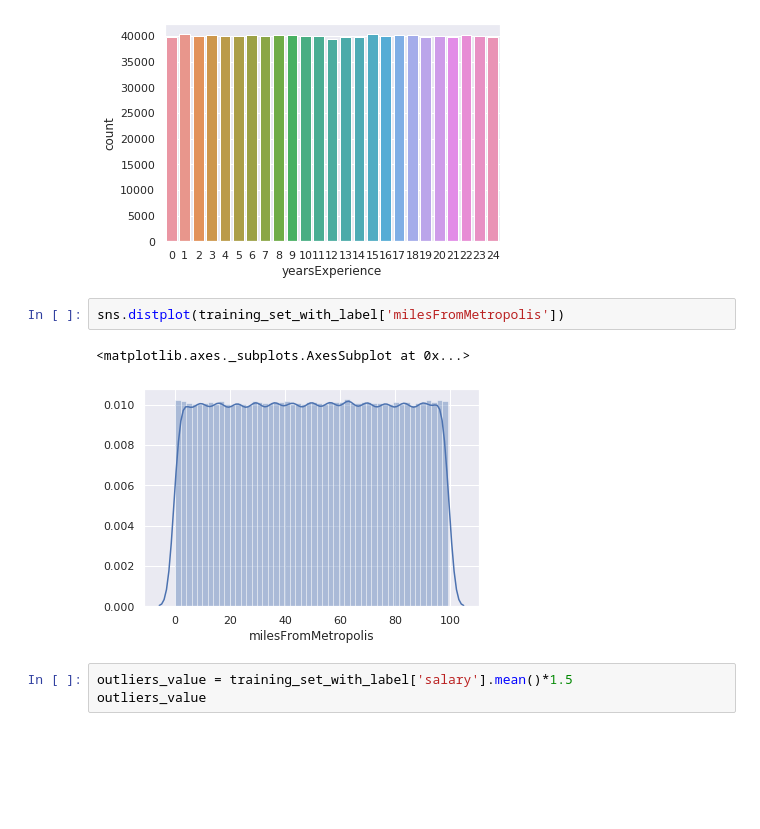
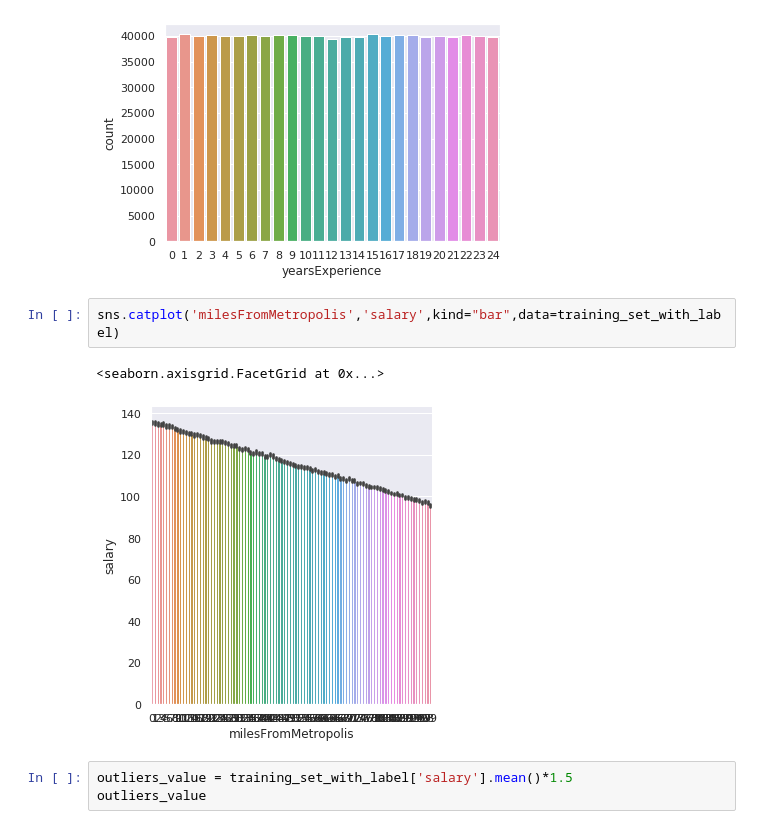
Before and after one commit to sagar625/Machine-Learning-Algorithms., a Jupyter notebook: SalaryPrediction.ipynb, the cells around one changed output. Drawn from its saved outputs; the diff is of its cells as text; blank space fills up the shorter version.

```diff
--- a/SalaryPrediction.ipynb
+++ b/SalaryPrediction.ipynb
@@ -171,11 +171,11 @@ sns.countplot(training_set_with_label['yearsExperience'])
 # %% [output]
 <matplotlib.axes._subplots.AxesSubplot at 0x...>
 [figure]
-# %%
-sns.distplot(training_set_with_label['milesFromMetropolis'])
-# %% [output]
-<matplotlib.axes._subplots.AxesSubplot at 0x...>
-[figure, removed]
+# %%
+sns.catplot('milesFromMetropolis','salary',kind="bar",data=training_set_with_label)
+# %% [output]
+<seaborn.axisgrid.FacetGrid at 0x...>
+[figure, added]
 # %%
 outliers_value = training_set_with_label['salary'].mean()*1.5
 outliers_value
```
Also changed, not shown: parts of 2 cells of this notebook.
